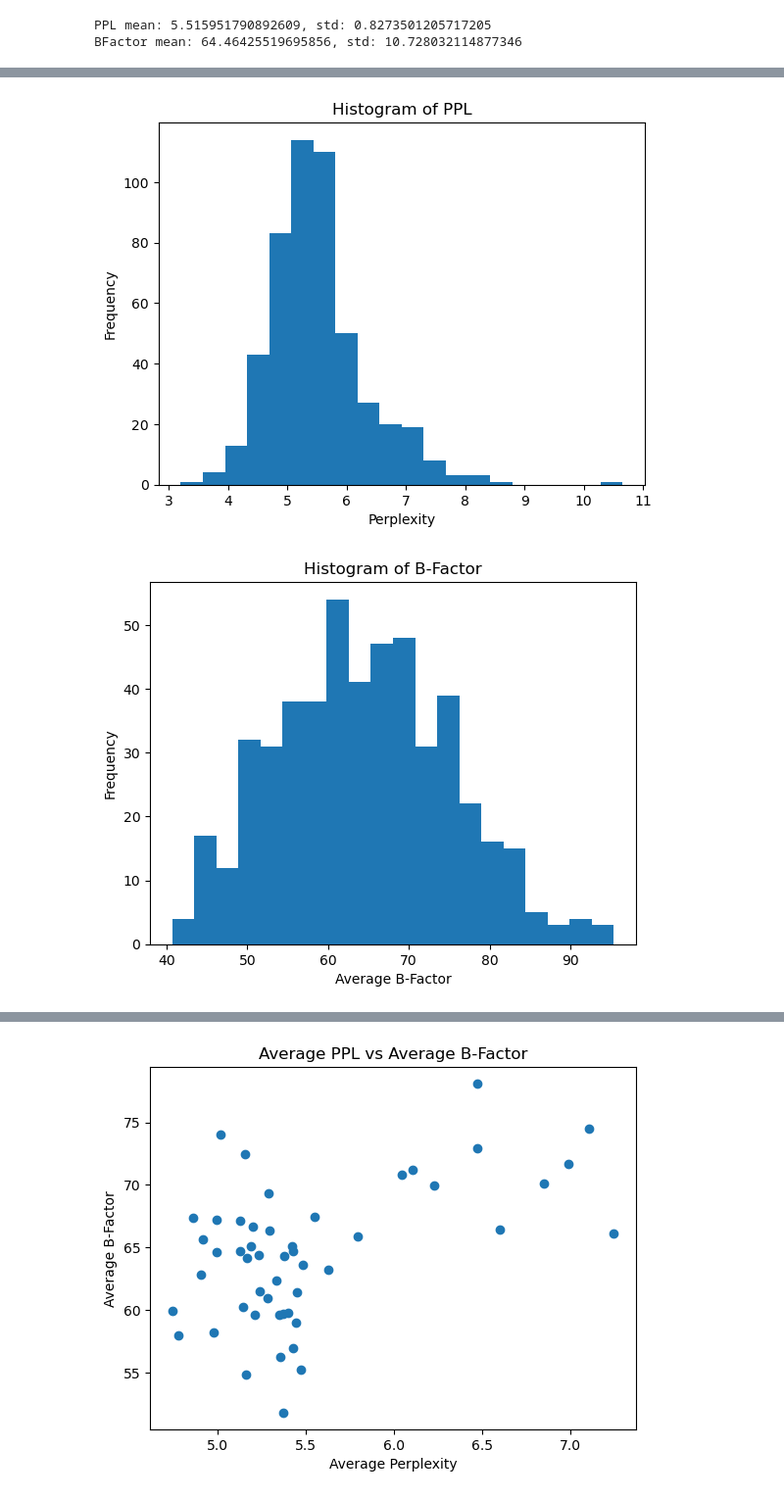
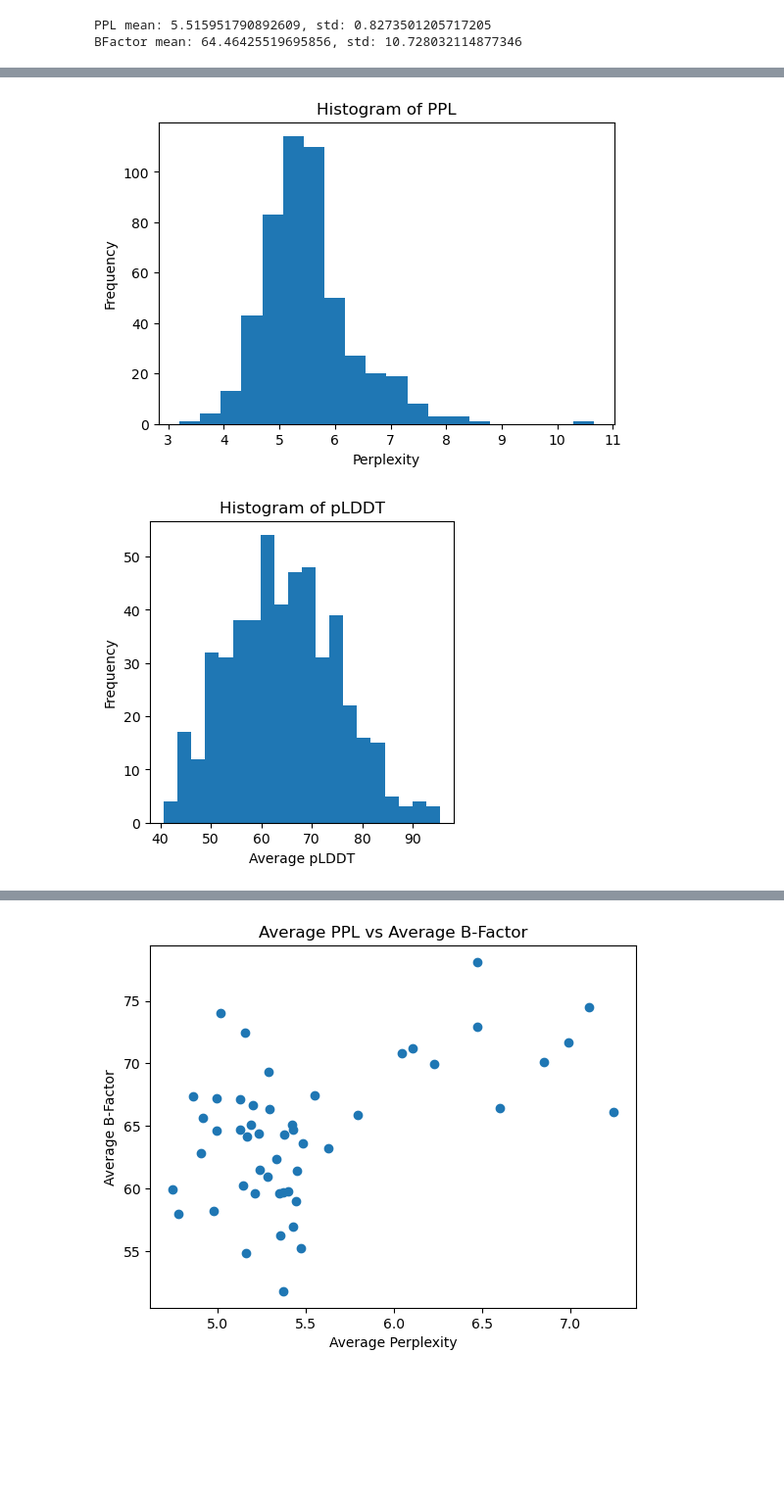
Before and after one commit to mehulbhuradia/Enzymix, a Jupyter notebook: sequence_plots.ipynb, the cells around one changed output, grey strips where cells are left out. Shown at 98% size. Saved outputs shown, nothing was run; the diff lists cells and outputs as text; code cells hidden in the pictures; blank space fills up the shorter version.

```diff
--- a/sequence_plots.ipynb
+++ b/sequence_plots.ipynb
@@ -65,19 +72,21 @@ plt.show()
 # %%
 # Make a histogram of PPL
+plt.figure(figsize=(6, 4))
 plt.hist(ppls, bins=20)
 plt.xlabel('Perplexity')
 plt.ylabel('Frequency')
 plt.title('Histogram of PPL')
 plt.show()
 # %% [output]
-[figure, old version]
+[figure, new version]
 # %%
-# Make a histogram of B-Factor
+# Make a histogram of pLDDT
+plt.figure(figsize=(6, 4))
 plt.hist(bs, bins=20)
-plt.xlabel('Average B-Factor')
+plt.xlabel('Average pLDDT')
 plt.ylabel('Frequency')
-plt.title('Histogram of B-Factor')
+plt.title('Histogram of pLDDT')
 plt.show()
 # %% [output]
-[figure, old version]
+[figure, new version]
 # %%
```
Also changed, not shown: parts of 7 cells of this notebook, 6 other files.
